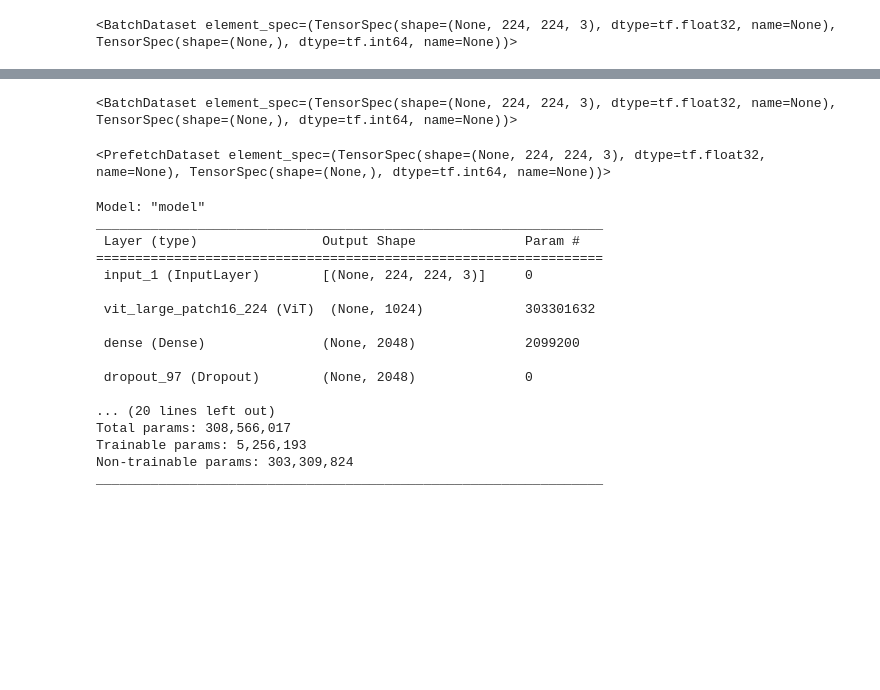
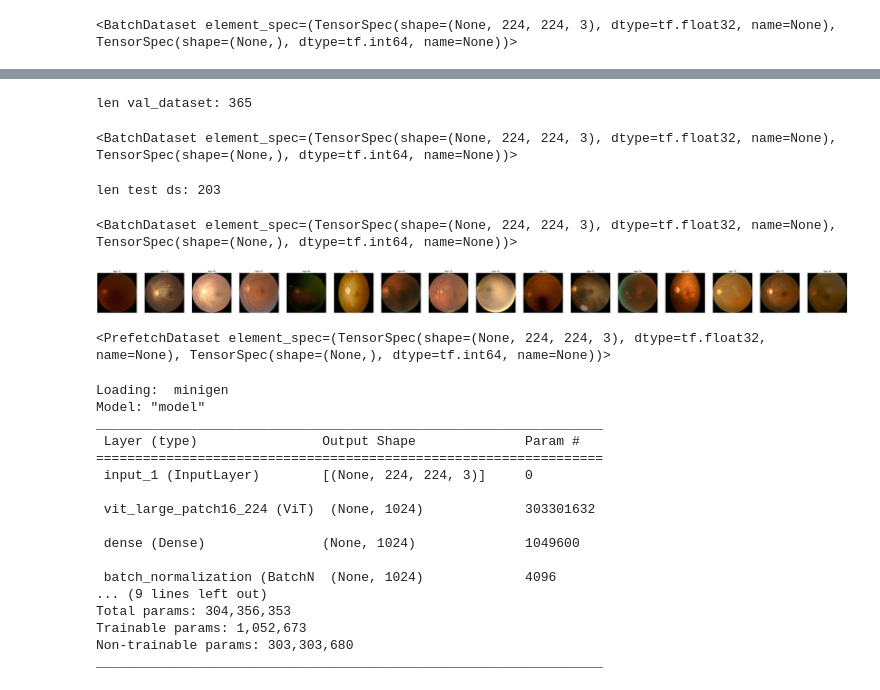
Before and after one commit to Lasulux/RETFound_MAE, a Jupyter notebook: trainingCFP.ipynb, the cells around one changed output, grey strips where cells are left out. Saved outputs shown, nothing was run; the diff lists cells and outputs as text; code cells hidden in the pictures; blank space fills up the shorter version.

Commit message:
custom heads

```diff
--- a/trainingCFP.ipynb
+++ b/trainingCFP.ipynb
@@ -96,7 +107,47 @@ image_names = df["Left-Fundus"].values
 img_paths = img_dir + image_names
 
 val_dataset = preprocess_dataset(img_paths, labels)
+print("len val_dataset:", len(val_dataset))
 val_dataset = val_dataset.batch(batch_size)
 val_dataset
 # %% [output]
-<BatchDataset element_spec=(TensorSpec(shape=(None, 224, 224, 3), dtype=tf.float32, name=None), TensorSpec(shape=(None,), dtype=tf.int64, name=None))>
+len val_dataset: 365
+<BatchDataset element_spec=(TensorSpec(shape=(None, 224, 224, 3), dtype=tf.float32, name=None), TensorSpec(shape=(None,), dtype=tf.int64, name=None))>
+# %%
+# Create validation dataset
+df = pd.read_csv(data_dir + 'test_df.csv', index_col=0)
+df.set_index(["ID"], inplace=True)
+df.drop(["Patient Sex"], axis=1, inplace=True)
+
+img_dir= data_dir + 'test/'
+labels = df["Patient Age"].values
+image_names = df["Left-Fundus"].values
+img_paths = img_dir + image_names
+
+test_dataset = preprocess_dataset(img_paths, labels)
+print("len test ds:", len(test_dataset))
+test_dataset = test_dataset.batch(batch_size)
+test_dataset
+# %% [output]
+len test ds: 203
+<BatchDataset element_spec=(TensorSpec(shape=(None, 224, 224, 3), dtype=tf.float32, name=None), TensorSpec(shape=(None,), dtype=tf.int64, name=None))>
+# %%
+# Optional: Data Augmentation!
+
+random_seed = 42
+
+data_augmentation = tf.keras.Sequential([
+    tf.keras.layers.RandomRotation(factor=0.25, seed=random_seed, fill_mode='constant'),
+    tf.keras.layers.RandomZoom(height_factor=0.1, seed=random_seed, fill_mode='constant'),
+    tf.keras.layers.RandomContrast(factor=0.2, seed=random_seed),
+    # tf.keras.layers.RandomBrightness(factor=0.2, seed=random_seed) # not recognized
+])
+def augment(image, label):
+    image = data_augmentation(image)
+    return image, label
+
+augmented_train_dataset = train_dataset.map(augment, num_parallel_calls=tf.data.AUTOTUNE)
+for images, labels in augmented_train_dataset.take(1):  # Take one batch
+    plot_images(images.numpy(), labels.numpy(), num_images=batch_size, figsize=(80, 80))
+# %% [output]
+[figure, added]
@@ -130,29 +184,24 @@ inputs = tf.keras.Input(shape=input_shape)
 # ViT layer
 x = base_model(inputs)
 
-# Add layers to match the original architecture leading up to the 'head' layer
-# x = tf.keras.layers.LayerNormalization()(x)
-# x = tf.keras.layers.Dense(2048, activation='relu')(x)
-# x = tf.keras.layers.Dense(1024, activation='relu')(x)
-# x = tf.keras.layers.Dense(1024, activation='relu')(x)
+# Custom head here ---------------------------------------------------------
+custom_head = "minigen"
 
-x = tf.keras.layers.Dense(2048)(x)
-x = tf.keras.layers.Dropout(0.5)(x)  # Adding Dropout
-x = tf.keras.layers.BatchNormalization()(x)  # Adding Batch Normalization
-x = tf.keras.layers.Dense(1024)(x)
-x = tf.keras.layers.Dropout(0.5)(x)  # Adding Dropout
-x = tf.keras.layers.BatchNormalization()(x)  # Adding Batch Normalization
-x = tf.keras.layers.Dense(1024)(x)
-x = tf.keras.layers.Dropout(0.5)(x)  # Adding Dropout
-x = tf.keras.layers.BatchNormalization()(x)  # Adding Batch Normalization
+for layer in add_layers(custom_head):
+    x = layer(x)
+
+# --------------------------------------------------------------------------
+
 
 prediction = tf.keras.layers.Dense(1, activation='relu',name='head')(x)
 
+# early stopping, patience 50 kb - ez kevés, mert megáll 7-8 évnél
 
 # Define the model
 model = tf.keras.Model(inputs=inputs, outputs=prediction)
 model.summary()
 # %% [output]
+Loading:  minigen
 Model: "model"
 _________________________________________________________________
  Layer (type)                Output Shape              Param #
@@ -161,12 +210,11 @@ _________________________________________________________________
 
  vit_large_patch16_224 (ViT)  (None, 1024)             303301632
 
- dense (Dense)               (None, 2048)              2099200
+ dense (Dense)               (None, 1024)              1049600
 
- dropout_97 (Dropout)        (None, 2048)              0
-
-... (20 lines left out)
-Total params: 308,566,017
-Trainable params: 5,256,193
-Non-trainable params: 303,309,824
+ batch_normalization (BatchN  (None, 1024)             4096
+... (9 lines left out)
+Total params: 304,356,353
+Trainable params: 1,052,673
+Non-trainable params: 303,303,680
 _________________________________________________________________
```
Also changed, not shown: parts of 22 cells of this notebook, 3 other files.
